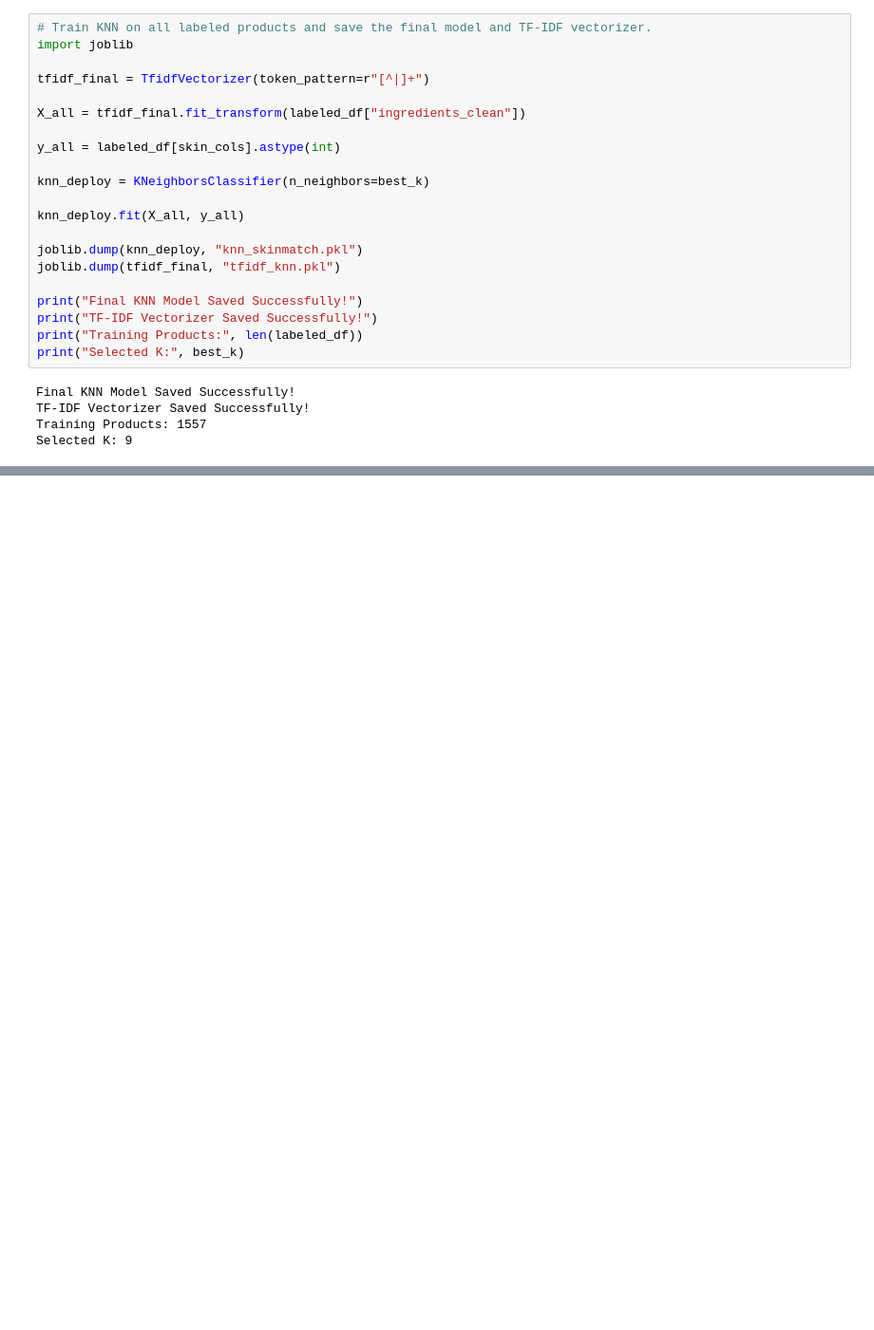
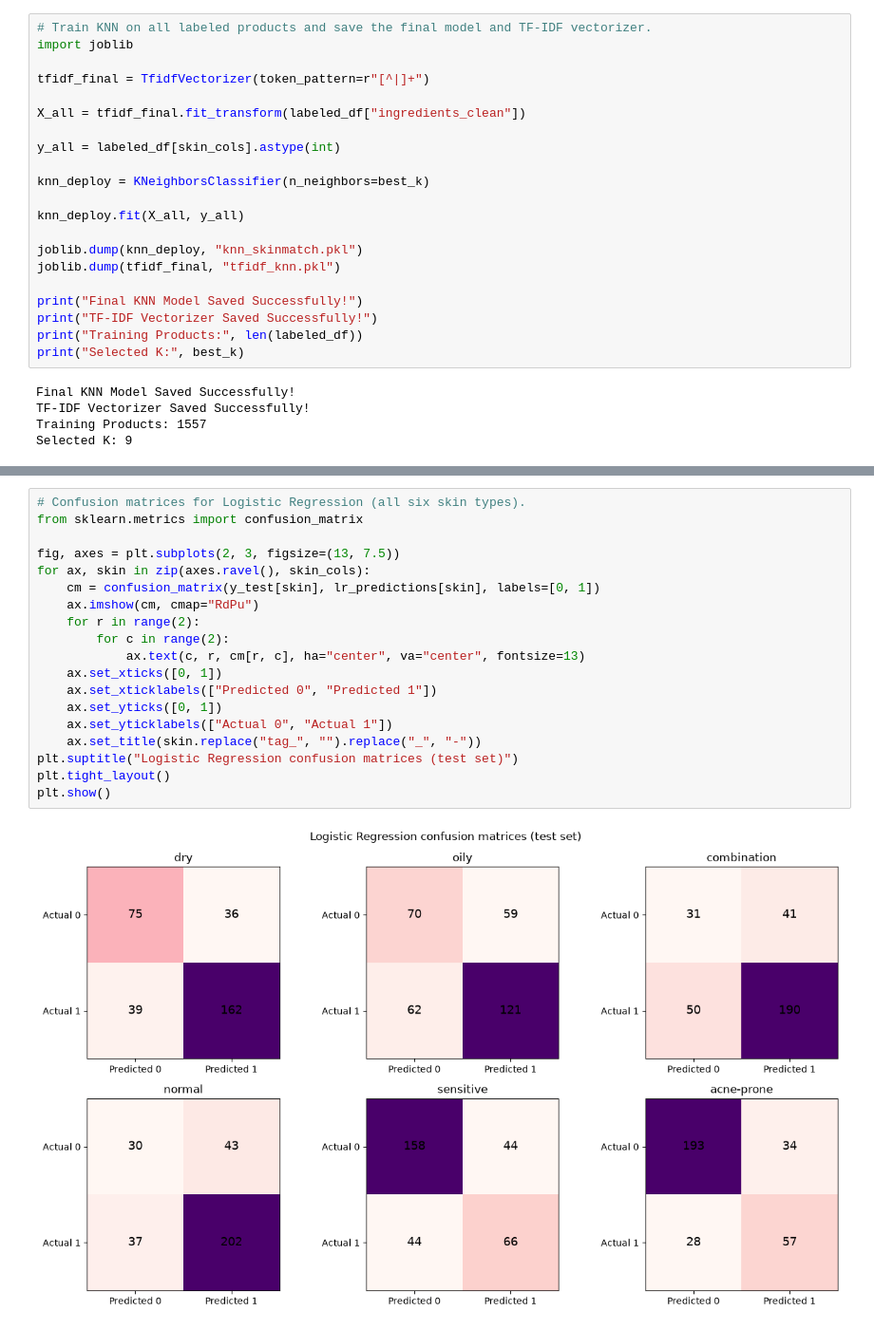
Before and after one commit to l253505/SkinMatch-Skin-Type-Based-Skincare-Recommender, a Jupyter notebook: 03_knn_classification.ipynb, the cells around one changed output, grey strips where cells are left out. Shown at 95% size. Drawn from its saved outputs; the diff is of its cells as text; blank space fills up the shorter version.

```diff
--- a/03_knn_classification.ipynb
+++ b/03_knn_classification.ipynb
@@ -409,0 +446,21 @@ plt.show()
+# %%
+# Confusion matrices for Logistic Regression (all six skin types).
+from sklearn.metrics import confusion_matrix
+
+fig, axes = plt.subplots(2, 3, figsize=(13, 7.5))
+for ax, skin in zip(axes.ravel(), skin_cols):
+    cm = confusion_matrix(y_test[skin], lr_predictions[skin], labels=[0, 1])
+    ax.imshow(cm, cmap="RdPu")
+    for r in range(2):
+        for c in range(2):
+            ax.text(c, r, cm[r, c], ha="center", va="center", fontsize=13)
+    ax.set_xticks([0, 1])
+    ax.set_xticklabels(["Predicted 0", "Predicted 1"])
+    ax.set_yticks([0, 1])
+    ax.set_yticklabels(["Actual 0", "Actual 1"])
+    ax.set_title(skin.replace("tag_", "").replace("_", "-"))
+plt.suptitle("Logistic Regression confusion matrices (test set)")
+plt.tight_layout()
+plt.show()
+# %% [output]
+[figure, added]
```
Also changed, not shown: parts of 16 cells of this notebook, 20 other files.
